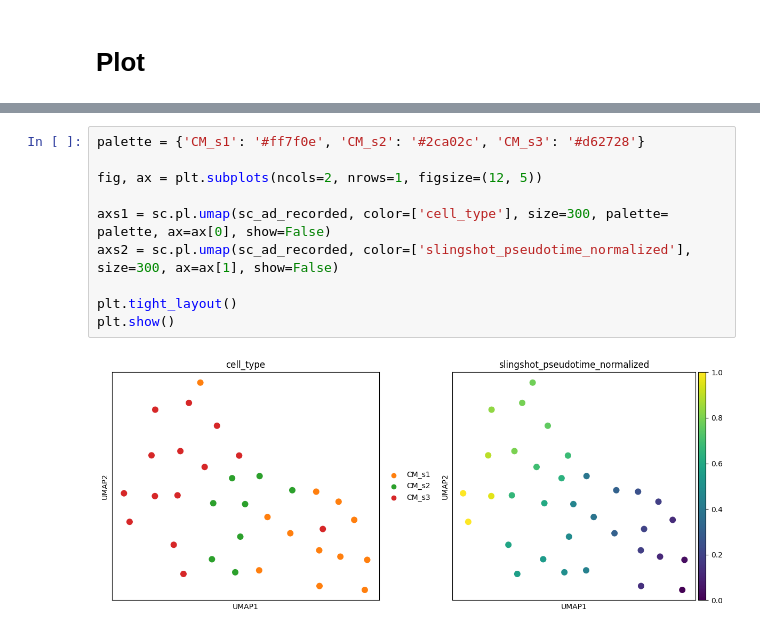
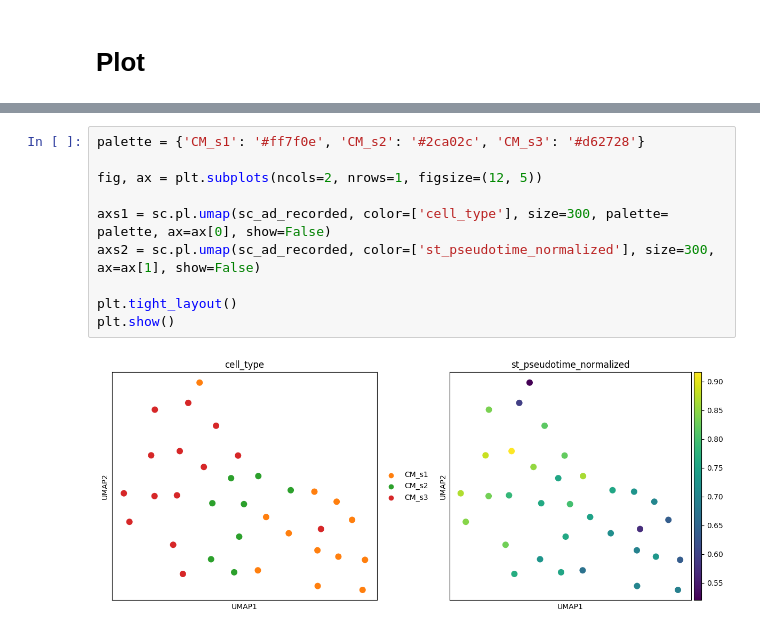
Before and after one commit to LiuLab-Bioelectronics-Harvard/Graphene_seq, a Jupyter notebook: notebooks/Figure3.ipynb, the cells around one changed output, grey strips where cells are left out. Saved outputs shown, nothing was run; the diff lists cells and outputs as text.

```diff
--- a/notebooks/Figure3.ipynb
+++ b/notebooks/Figure3.ipynb
@@ -353,12 +243,12 @@ plt.show()
 # %%
 palette = {'CM_s1': '#ff7f0e', 'CM_s2': '#2ca02c', 'CM_s3': '#d62728'}
 
 fig, ax = plt.subplots(ncols=2, nrows=1, figsize=(12, 5))
 
 axs1 = sc.pl.umap(sc_ad_recorded, color=['cell_type'], size=300, palette= palette, ax=ax[0], show=False)
-axs2 = sc.pl.umap(sc_ad_recorded, color=['slingshot_pseudotime_normalized'], size=300, ax=ax[1], show=False)
+axs2 = sc.pl.umap(sc_ad_recorded, color=['st_pseudotime_normalized'], size=300, ax=ax[1], show=False)
 
 plt.tight_layout()
 plt.show()
 # %% [output]
-[figure, old version]
+[figure, new version]
```
Also changed, not shown: parts of 16 cells of this notebook, 20 other files.
